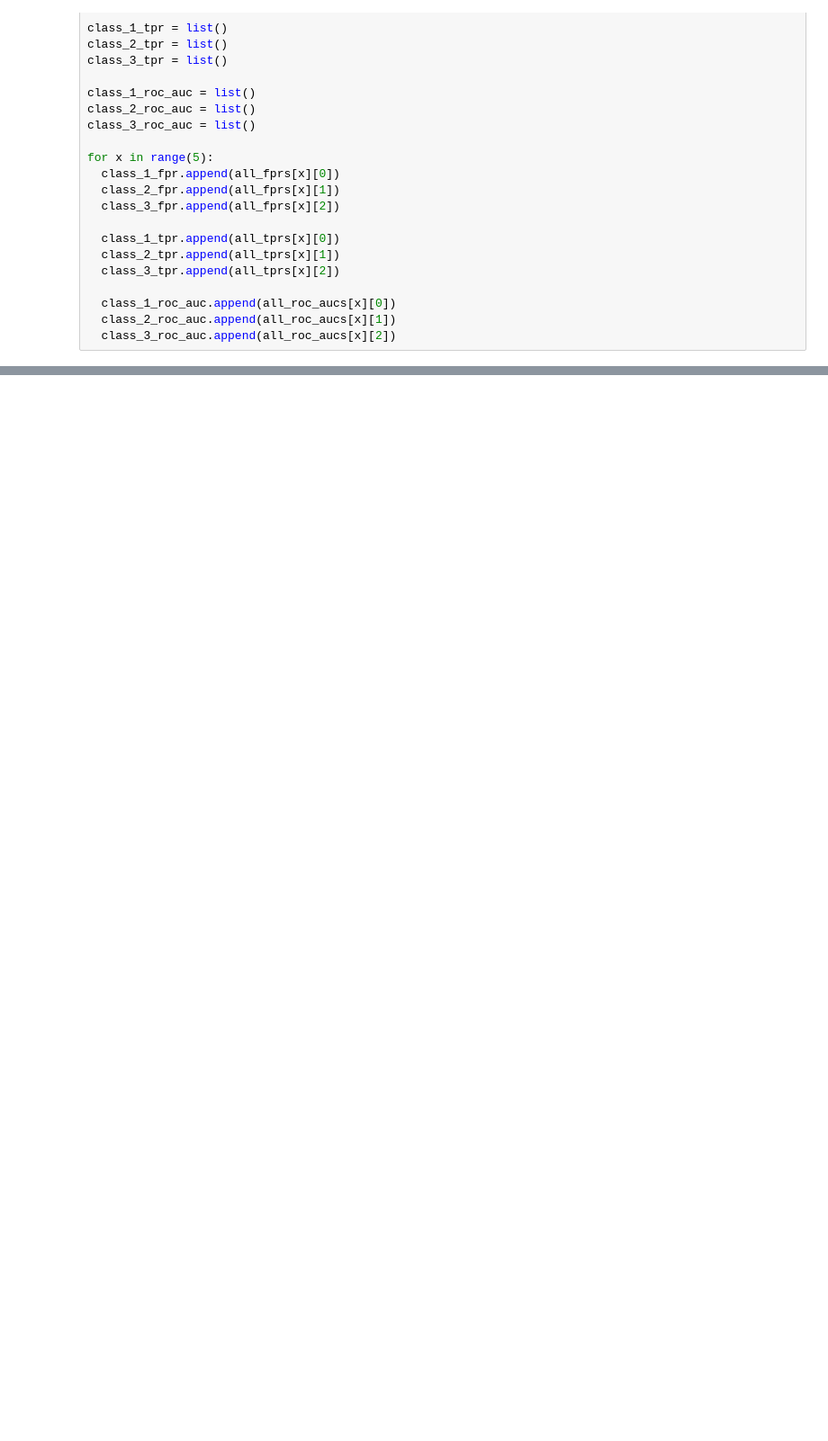
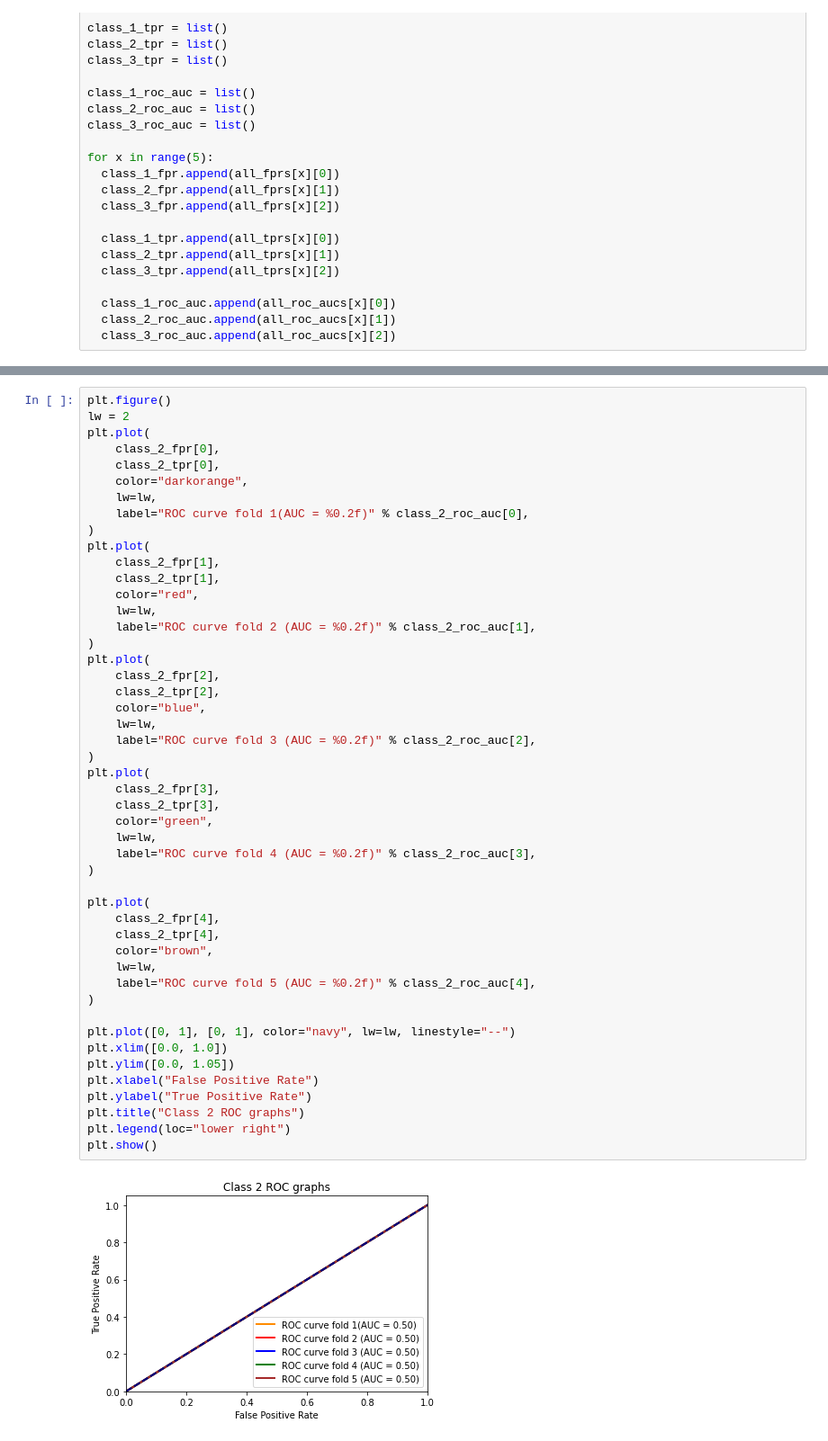
Before and after one commit to pemba007/motor-ml, a Jupyter notebook: index.ipynb, the cells around one changed output, grey strips where cells are left out. Shown at 90% size. Drawn from its saved outputs; the diff is of its cells as text; blank space fills up the shorter version.

```diff
--- a/index.ipynb
+++ b/index.ipynb
@@ -382,0 +576,50 @@ print(frame)
+# %%
+plt.figure()
+lw = 2
+plt.plot(
+    class_2_fpr[0],
+    class_2_tpr[0],
+    color="darkorange",
+    lw=lw,
+    label="ROC curve fold 1(AUC = %0.2f)" % class_2_roc_auc[0],
+)
+plt.plot(
+    class_2_fpr[1],
+    class_2_tpr[1],
+    color="red",
+    lw=lw,
+    label="ROC curve fold 2 (AUC = %0.2f)" % class_2_roc_auc[1],
+)
+plt.plot(
+    class_2_fpr[2],
+    class_2_tpr[2],
+    color="blue",
+    lw=lw,
+    label="ROC curve fold 3 (AUC = %0.2f)" % class_2_roc_auc[2],
+)
+plt.plot(
+    class_2_fpr[3],
+    class_2_tpr[3],
+    color="green",
+    lw=lw,
+    label="ROC curve fold 4 (AUC = %0.2f)" % class_2_roc_auc[3],
+)
+
+plt.plot(
+    class_2_fpr[4],
+    class_2_tpr[4],
+    color="brown",
+    lw=lw,
+    label="ROC curve fold 5 (AUC = %0.2f)" % class_2_roc_auc[4],
+)
+
+plt.plot([0, 1], [0, 1], color="navy", lw=lw, linestyle="--")
+plt.xlim([0.0, 1.0])
+plt.ylim([0.0, 1.05])
+plt.xlabel("False Positive Rate")
+plt.ylabel("True Positive Rate")
+plt.title("Class 2 ROC graphs")
+plt.legend(loc="lower right")
+plt.show()
+# %% [output]
+[figure, added]
```
Also changed, not shown: parts of 16 cells of this notebook.
